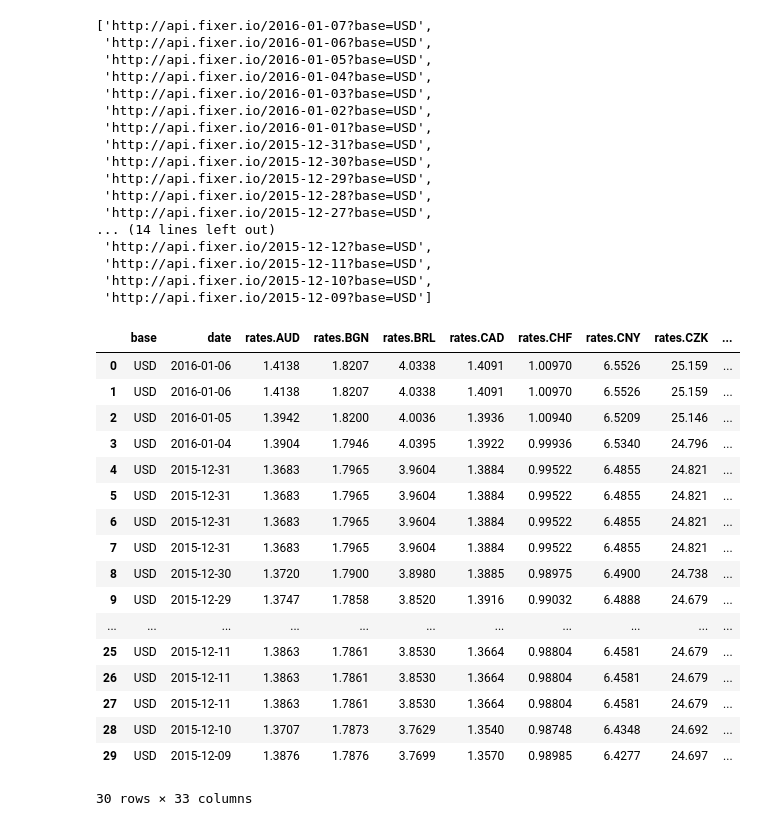
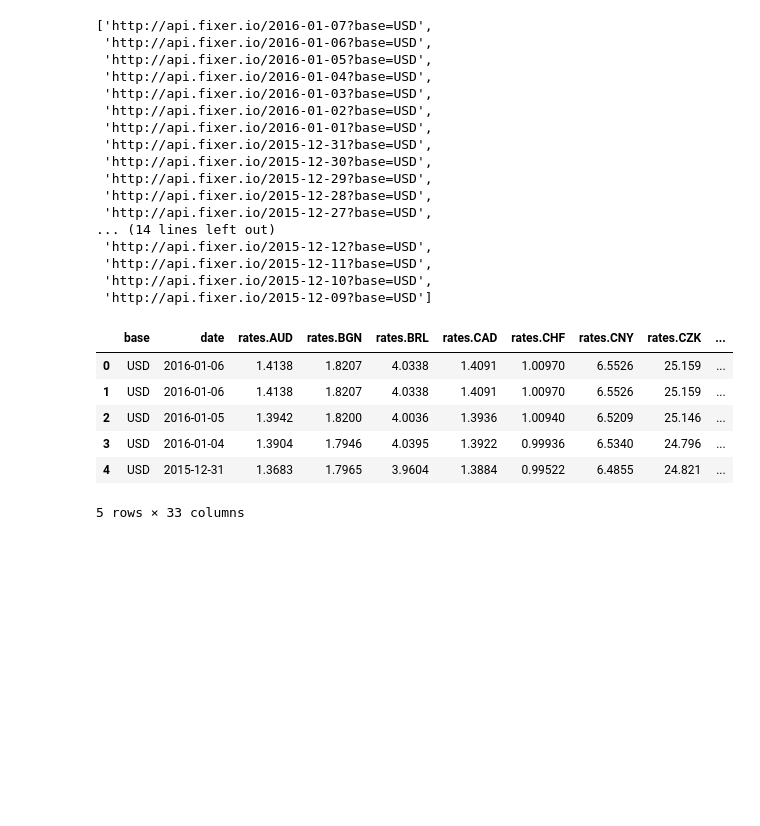
Before and after one commit to rowanv/blog_examples, a Jupyter notebook: jan_7/Finance Sparklines Dash.ipynb, the cells around one changed output. Cells and saved outputs as stored; diff of their text form; code cells hidden in the pictures; blank space fills up the shorter version.

```diff
--- a/jan_7/Finance Sparklines Dash.ipynb
+++ b/jan_7/Finance Sparklines Dash.ipynb
@@ -81,23 +81,14 @@ for url in url_list:
 
 
 #pd.io.json.json_normalize(r.json())
-pd.io.json.json_normalize(json_objects)
+df_rates_month = pd.io.json.json_normalize(json_objects)
-# %% [output]
-|  | base | date | rates.AUD | rates.BGN | rates.BRL | rates.CAD | rates.CHF | rates.CNY | rates.CZK | ... |
-| 0 | USD | 2016-01-06 | 1.4138 | 1.8207 | 4.0338 | 1.4091 | 1.00970 | 6.5526 | 25.159 | ... |
-| 1 | USD | 2016-01-06 | 1.4138 | 1.8207 | 4.0338 | 1.4091 | 1.00970 | 6.5526 | 25.159 | ... |
-| 2 | USD | 2016-01-05 | 1.3942 | 1.8200 | 4.0036 | 1.3936 | 1.00940 | 6.5209 | 25.146 | ... |
-| 3 | USD | 2016-01-04 | 1.3904 | 1.7946 | 4.0395 | 1.3922 | 0.99936 | 6.5340 | 24.796 | ... |
-| 4 | USD | 2015-12-31 | 1.3683 | 1.7965 | 3.9604 | 1.3884 | 0.99522 | 6.4855 | 24.821 | ... |
-| 5 | USD | 2015-12-31 | 1.3683 | 1.7965 | 3.9604 | 1.3884 | 0.99522 | 6.4855 | 24.821 | ... |
-| 6 | USD | 2015-12-31 | 1.3683 | 1.7965 | 3.9604 | 1.3884 | 0.99522 | 6.4855 | 24.821 | ... |
-| 7 | USD | 2015-12-31 | 1.3683 | 1.7965 | 3.9604 | 1.3884 | 0.99522 | 6.4855 | 24.821 | ... |
-| 8 | USD | 2015-12-30 | 1.3720 | 1.7900 | 3.8980 | 1.3885 | 0.98975 | 6.4900 | 24.738 | ... |
-| 9 | USD | 2015-12-29 | 1.3747 | 1.7858 | 3.8520 | 1.3916 | 0.99032 | 6.4888 | 24.679 | ... |
-| ... | ... | ... | ... | ... | ... | ... | ... | ... | ... | ... |
-| 25 | USD | 2015-12-11 | 1.3863 | 1.7861 | 3.8530 | 1.3664 | 0.98804 | 6.4581 | 24.679 | ... |
-| 26 | USD | 2015-12-11 | 1.3863 | 1.7861 | 3.8530 | 1.3664 | 0.98804 | 6.4581 | 24.679 | ... |
-| 27 | USD | 2015-12-11 | 1.3863 | 1.7861 | 3.8530 | 1.3664 | 0.98804 | 6.4581 | 24.679 | ... |
-| 28 | USD | 2015-12-10 | 1.3707 | 1.7873 | 3.7629 | 1.3540 | 0.98748 | 6.4348 | 24.692 | ... |
-| 29 | USD | 2015-12-09 | 1.3876 | 1.7876 | 3.7699 | 1.3570 | 0.98985 | 6.4277 | 24.697 | ... |
-30 rows × 33 columns
+# %%
+df_rates_month.head()
+# %% [output]
+|  | base | date | rates.AUD | rates.BGN | rates.BRL | rates.CAD | rates.CHF | rates.CNY | rates.CZK | ... |
+| 0 | USD | 2016-01-06 | 1.4138 | 1.8207 | 4.0338 | 1.4091 | 1.00970 | 6.5526 | 25.159 | ... |
+| 1 | USD | 2016-01-06 | 1.4138 | 1.8207 | 4.0338 | 1.4091 | 1.00970 | 6.5526 | 25.159 | ... |
+| 2 | USD | 2016-01-05 | 1.3942 | 1.8200 | 4.0036 | 1.3936 | 1.00940 | 6.5209 | 25.146 | ... |
+| 3 | USD | 2016-01-04 | 1.3904 | 1.7946 | 4.0395 | 1.3922 | 0.99936 | 6.5340 | 24.796 | ... |
+| 4 | USD | 2015-12-31 | 1.3683 | 1.7965 | 3.9604 | 1.3884 | 0.99522 | 6.4855 | 24.821 | ... |
+5 rows × 33 columns
```
Also changed, not shown: parts of 1 cell of this notebook, 6 other files.
